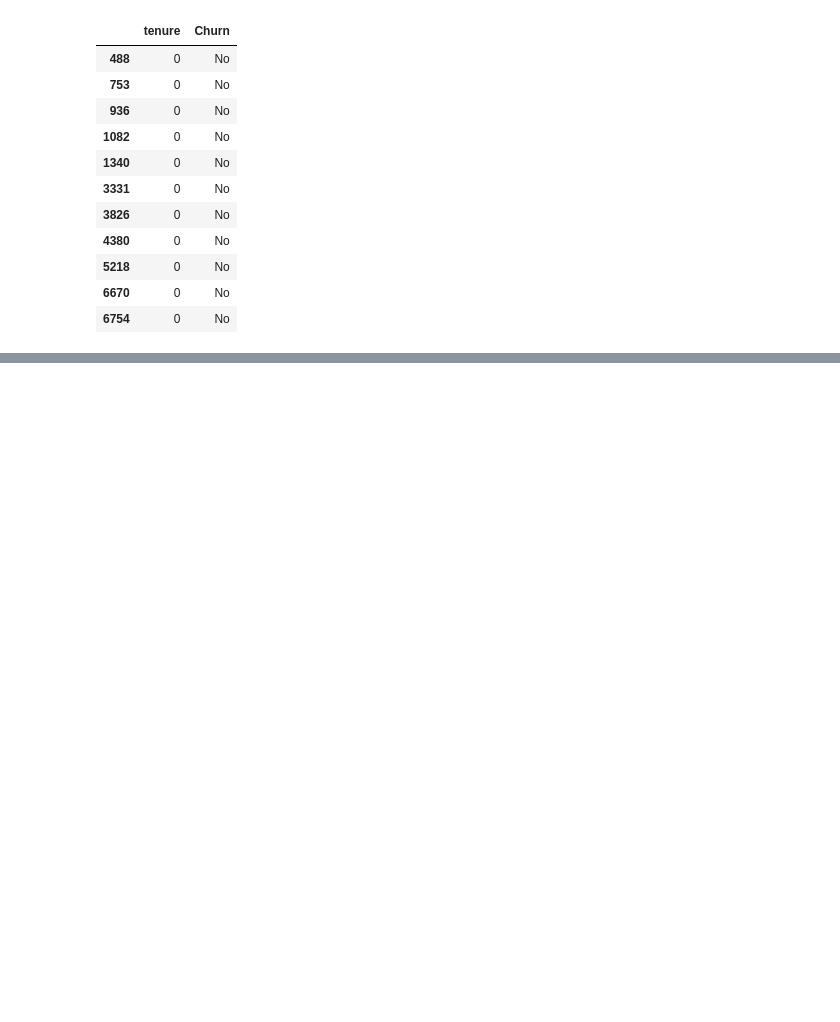
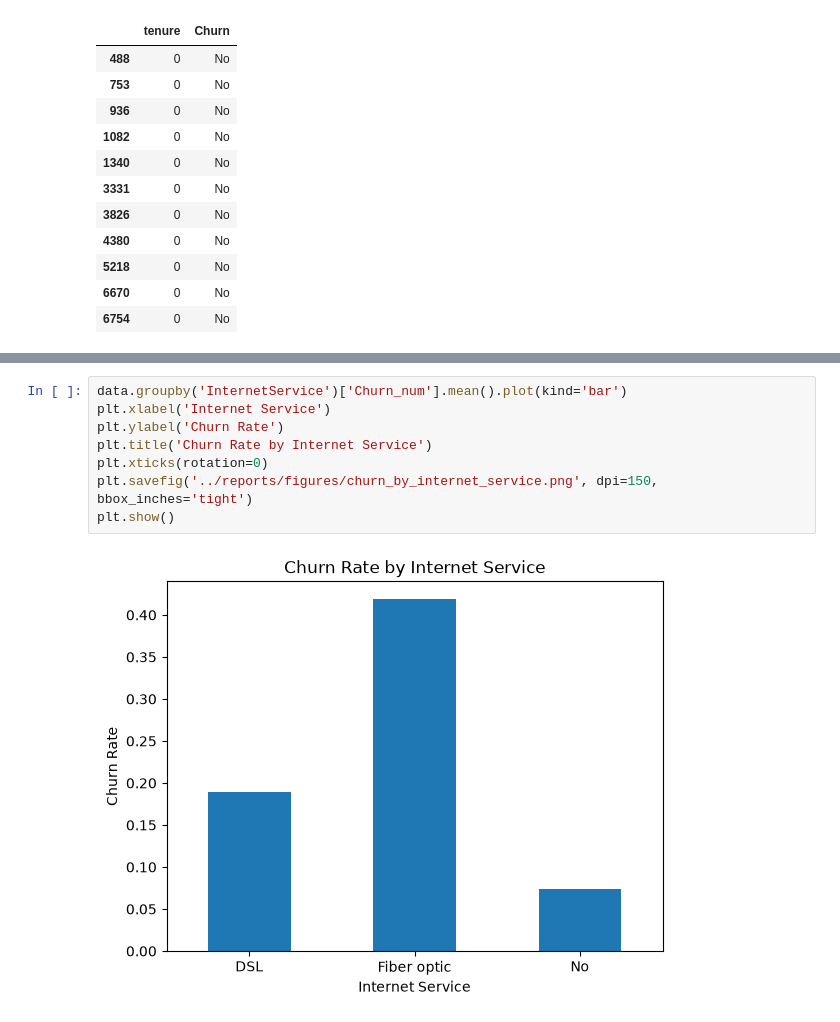
Before and after one commit to HuseynNaqvi/churn-prediction, a Jupyter notebook: notebooks/churn_analysis.ipynb, the cells around one changed output, grey strips where cells are left out. Saved outputs shown, nothing was run; the diff lists cells and outputs as text; blank space fills up the shorter version.

```diff
--- a/notebooks/churn_analysis.ipynb
+++ b/notebooks/churn_analysis.ipynb
@@ -65,0 +79,10 @@ Name: TotalCharges, Length: 7043, dtype: float64
+# %%
+data.groupby('InternetService')['Churn_num'].mean().plot(kind='bar')
+plt.xlabel('Internet Service')
+plt.ylabel('Churn Rate')
+plt.title('Churn Rate by Internet Service')
+plt.xticks(rotation=0)
+plt.savefig('../reports/figures/churn_by_internet_service.png', dpi=150, bbox_inches='tight')
+plt.show()
+# %% [output]
+[figure, added]
```
Also changed, not shown: parts of 10 cells of this notebook, 5 other files.
